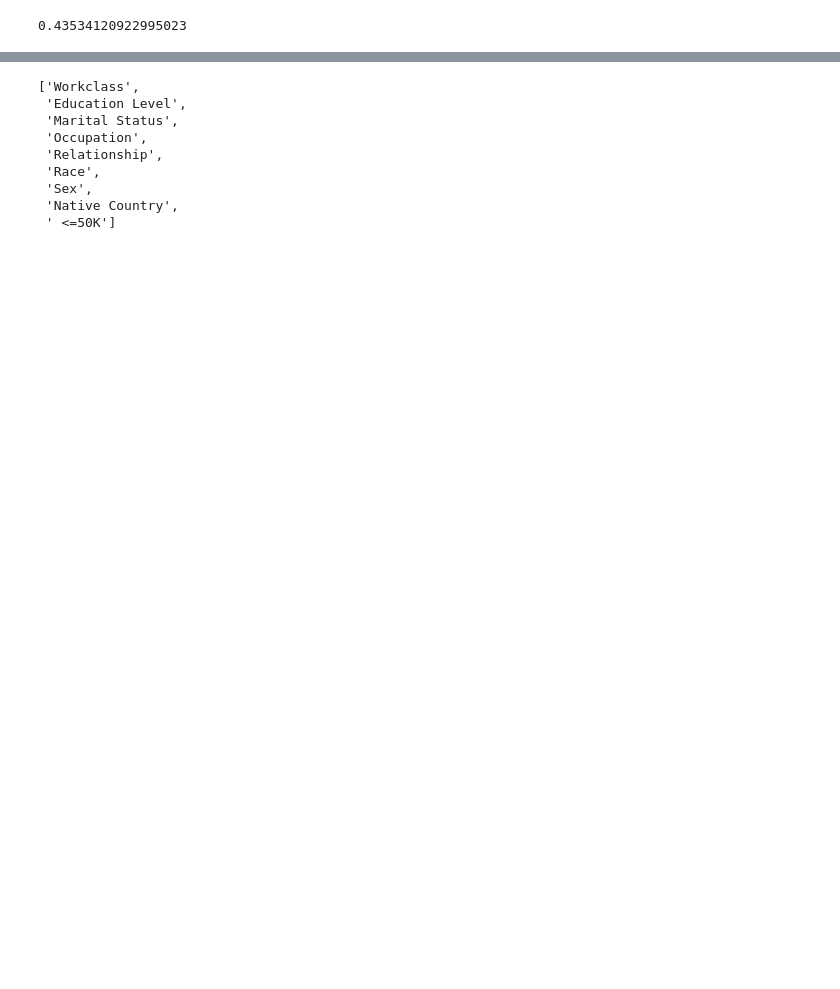
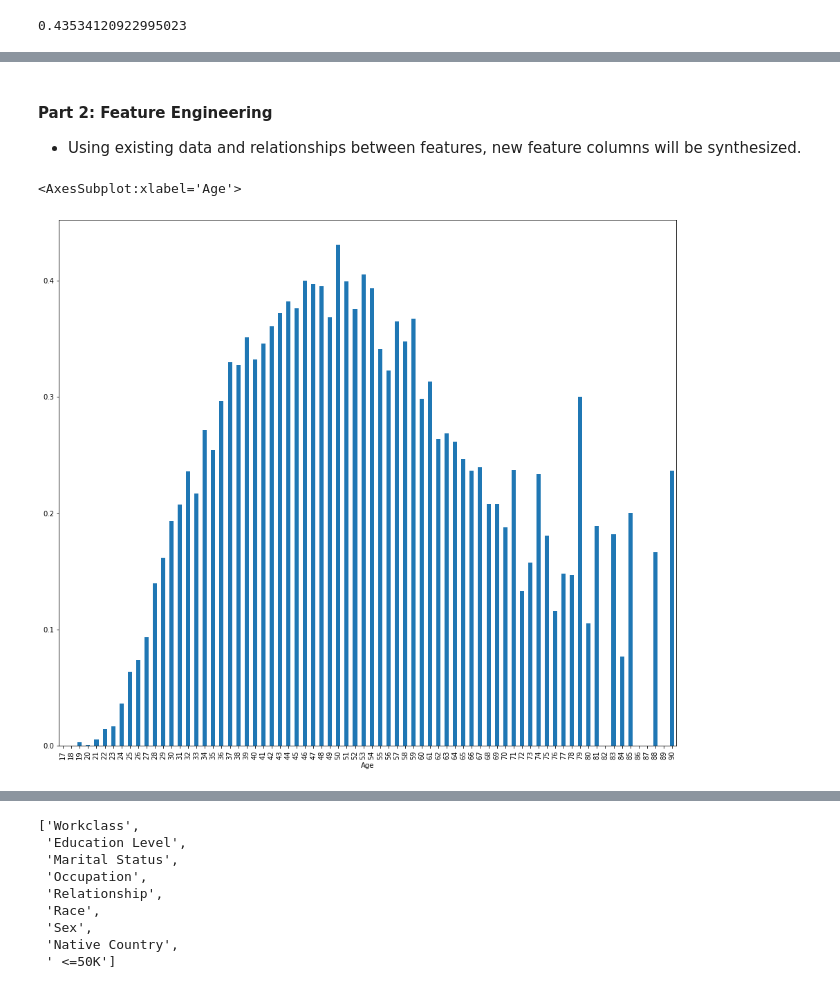
Before and after one commit to felixsimard/comp551-p1, a Jupyter notebook: P1_G30_COMP551.ipynb, the cells around one changed output, grey strips where cells are left out. Cells and saved outputs as stored; diff of their text form; code cells hidden in the pictures; blank space fills up the shorter version.

```diff
--- a/P1_G30_COMP551.ipynb
+++ b/P1_G30_COMP551.ipynb
@@ -184,3 +233,6 @@ data_.shape
 # %%
 data_['IncomeGT50'] = data_['IncomeGT50'].replace('<=50K.','<=50K')
 data_['IncomeGT50'] = data_['IncomeGT50'].replace('>50K.','>50K')
+# %% [markdown]
+#### Part 2: Feature Engineering
+* Using existing data and relationships between features, new feature columns will be synthesized.
@@ -186,0 +241,5 @@ data_['IncomeGT50'] = data_['IncomeGT50'].replace('>50K.','>50K')
+# %%
+data_.groupby('Age').IncomeBin.mean().plot(kind='bar', figsize=(16,14))
+# %% [output]
+<AxesSubplot:xlabel='Age'>
+[figure, added]
```
Also changed, not shown: parts of 23 cells of this notebook, 1 other file.
